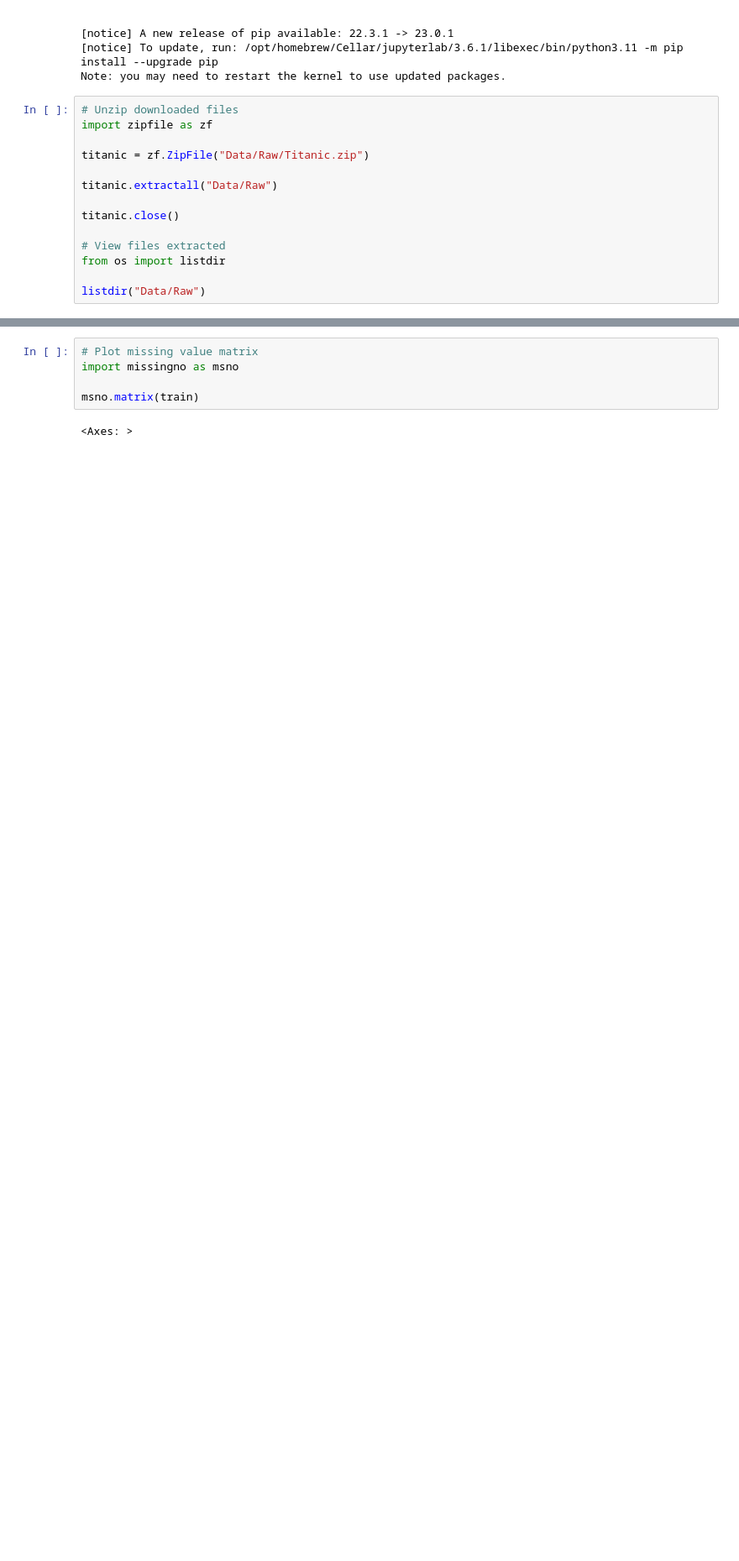
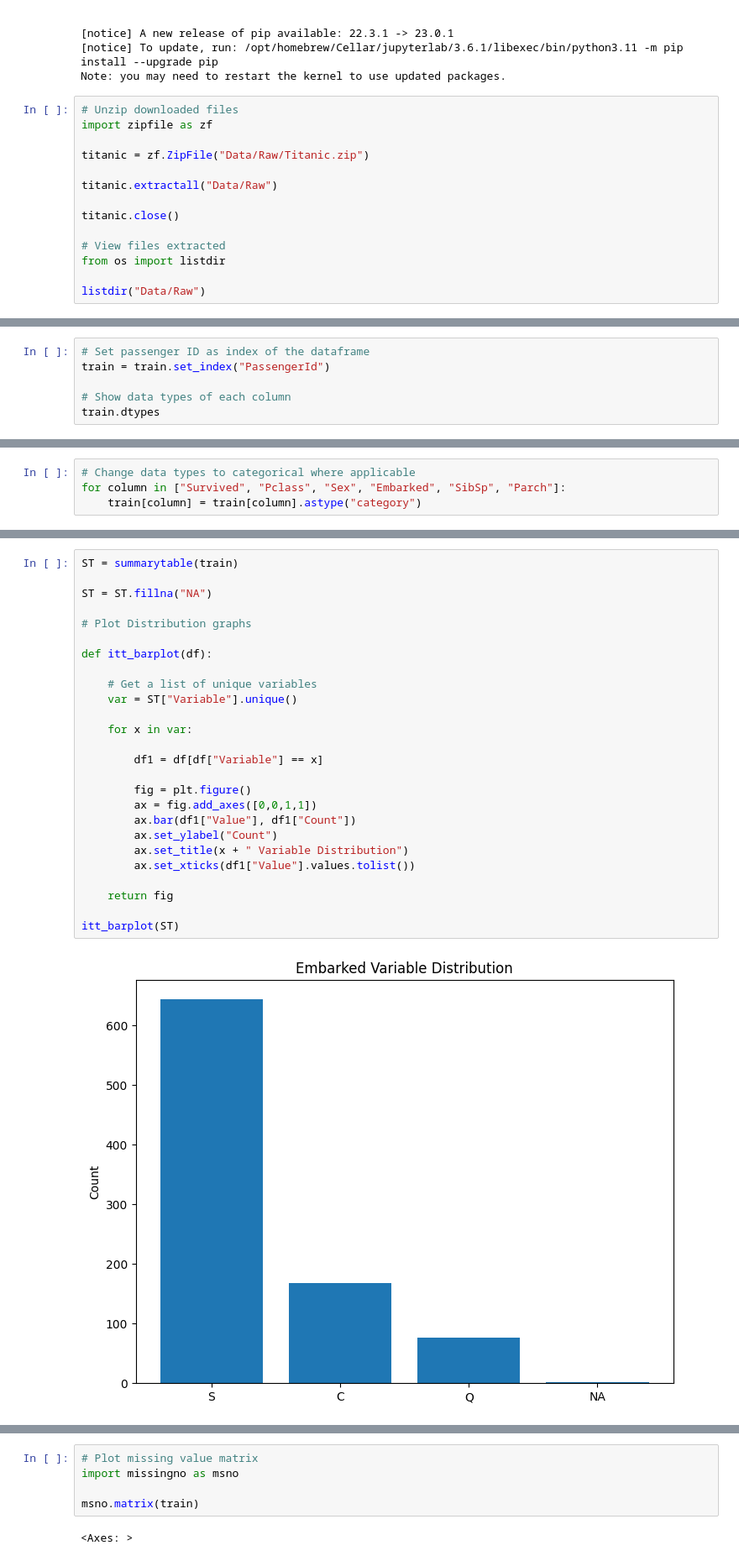
Before and after one commit to eva671/Kaggle-house-price, a Jupyter notebook: 0803_data_analysis.ipynb, the cells around one changed output, grey strips where cells are left out. Shown at 84% size. Drawn from its saved outputs; the diff is of its cells as text; blank space fills up the shorter version.

Commit message:
Add plots of data distribution

```diff
--- a/0803_data_analysis.ipynb
+++ b/0803_data_analysis.ipynb
@@ -56,0 +65,6 @@ train.head()
+# %%
+# Set passenger ID as index of the dataframe
+train = train.set_index("PassengerId")
+
+# Show data types of each column
+train.dtypes
@@ -56,0 +84,4 @@ train.head()
+# %%
+# Change data types to categorical where applicable
+for column in ["Survived", "Pclass", "Sex", "Embarked", "SibSp", "Parch"]:
+    train[column] = train[column].astype("category")
@@ -56,0 +148,28 @@ train.head()
+# %%
+ST = summarytable(train)
+
+ST = ST.fillna("NA")
+
+# Plot Distribution graphs
+
+def itt_barplot(df):
+
+    # Get a list of unique variables
+    var = ST["Variable"].unique()
+
+    for x in var:
+
+        df1 = df[df["Variable"] == x]
+
+        fig = plt.figure()
+        ax = fig.add_axes([0,0,1,1])
+        ax.bar(df1["Value"], df1["Count"])
+        ax.set_ylabel("Count")
+        ax.set_title(x + " Variable Distribution")
+        ax.set_xticks(df1["Value"].values.tolist())
+
+    return fig
+
+itt_barplot(ST)
+# %% [output]
+[figure, added]
```
Also changed, not shown: parts of 22 cells of this notebook.
